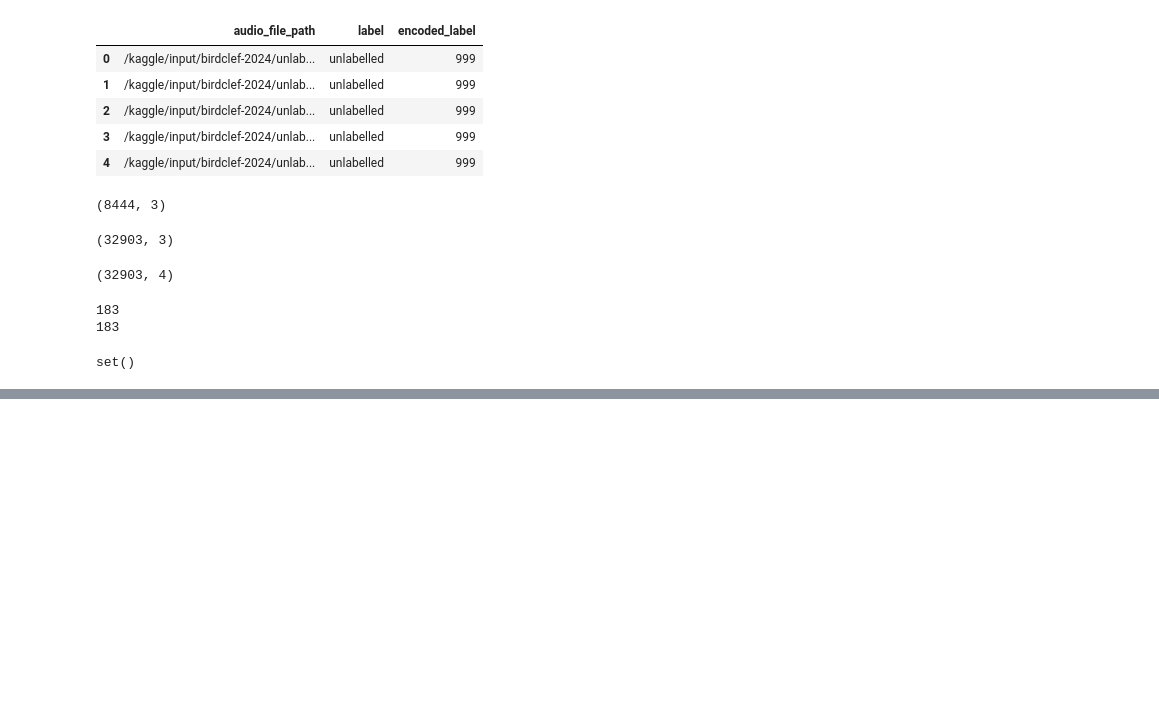
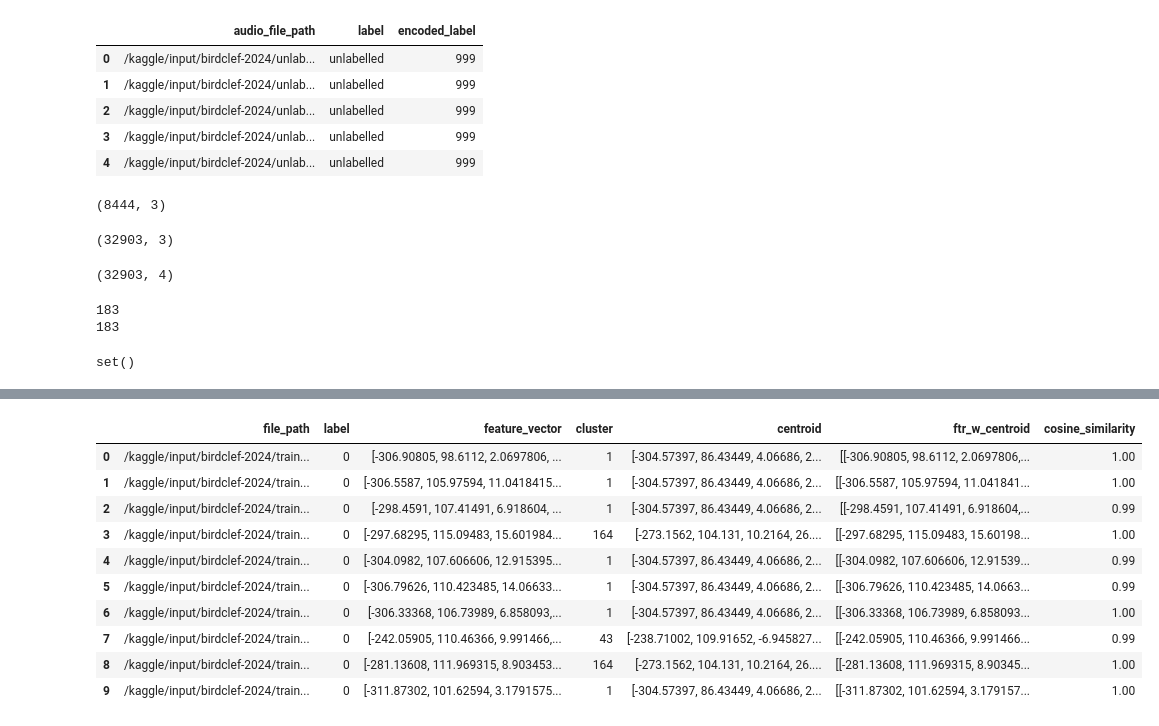
Before and after one commit to sumaniitm/BirdCLEF-2024-kaggle, a Jupyter notebook: mix-and-match.ipynb, the cells around one changed output, grey strips where cells are left out. Drawn from its saved outputs; the diff is of its cells as text; code cells hidden in the pictures; blank space fills up the shorter version.

Commit message:
Kaggle Notebook | mix-and-match | Version 2

```diff
--- a/mix-and-match.ipynb
+++ b/mix-and-match.ipynb
@@ -138,0 +250,25 @@ set()
+# %%
+from sklearn.metrics import silhouette_score
+
+n_clusters = [20, 50, 70, 100, 182, 210, 250, 300, 350, 400]
+metrics_tracking = {}
+metrics_tracking['n_clusters'] = n_clusters
+list_inertia = []
+list_sh_score = []
+# %%
+for cluster in n_clusters:
+    print("starting kmeans with {0} clusters".format(cluster))
+    kmeans = KMeans(n_clusters = cluster, init='k-means++', random_state=42)
+    kmeans.fit(feature_matrix)
+
+    print("inertia = {0}".format(kmeans.inertia_))
+    list_inertia.append(kmeans.inertia_)
+
+    sh_score = silhouette_score(feature_matrix, kmeans.labels_)
+    print("silhouette score = {0}".format(sh_score))
+    list_sh_score.append(sh_score)
+
+metrics_tracking['inertia'] = list_inertia
+metrics_tracking['silhouette_score'] = list_sh_score
+
+test_df = pd.DataFrame(metrics_tracking)
@@ -138,0 +323,3 @@ set()
+# %%
+kmeans = KMeans(n_clusters = 182, init='k-means++', random_state=42)
+kmeans.fit(feature_matrix)
@@ -138,0 +329,16 @@ set()
+# %%
+features_df['cluster'] = kmeans.labels_
+# %%
+features_df.head(10)
+# %% [output]
+|  | file_path | label | feature_vector | cluster | centroid | ftr_w_centroid | cosine_similarity |
+| 0 | /kaggle/input/birdclef-2024/train... | 0 | [-306.90805, 98.6112, 2.0697806, ... | 1 | [-304.57397, 86.43449, 4.06686, 2... | [[-306.90805, 98.6112, 2.0697806,... | 1.00 |
+| 1 | /kaggle/input/birdclef-2024/train... | 0 | [-306.5587, 105.97594, 11.0418415... | 1 | [-304.57397, 86.43449, 4.06686, 2... | [[-306.5587, 105.97594, 11.041841... | 1.00 |
+| 2 | /kaggle/input/birdclef-2024/train... | 0 | [-298.4591, 107.41491, 6.918604, ... | 1 | [-304.57397, 86.43449, 4.06686, 2... | [[-298.4591, 107.41491, 6.918604,... | 0.99 |
+| 3 | /kaggle/input/birdclef-2024/train... | 0 | [-297.68295, 115.09483, 15.601984... | 164 | [-273.1562, 104.131, 10.2164, 26.... | [[-297.68295, 115.09483, 15.60198... | 1.00 |
+| 4 | /kaggle/input/birdclef-2024/train... | 0 | [-304.0982, 107.606606, 12.915395... | 1 | [-304.57397, 86.43449, 4.06686, 2... | [[-304.0982, 107.606606, 12.91539... | 0.99 |
+| 5 | /kaggle/input/birdclef-2024/train... | 0 | [-306.79626, 110.423485, 14.06633... | 1 | [-304.57397, 86.43449, 4.06686, 2... | [[-306.79626, 110.423485, 14.0663... | 0.99 |
+| 6 | /kaggle/input/birdclef-2024/train... | 0 | [-306.33368, 106.73989, 6.858093,... | 1 | [-304.57397, 86.43449, 4.06686, 2... | [[-306.33368, 106.73989, 6.858093... | 1.00 |
+| 7 | /kaggle/input/birdclef-2024/train... | 0 | [-242.05905, 110.46366, 9.991466,... | 43 | [-238.71002, 109.91652, -6.945827... | [[-242.05905, 110.46366, 9.991466... | 0.99 |
+| 8 | /kaggle/input/birdclef-2024/train... | 0 | [-281.13608, 111.969315, 8.903453... | 164 | [-273.1562, 104.131, 10.2164, 26.... | [[-281.13608, 111.969315, 8.90345... | 1.00 |
+| 9 | /kaggle/input/birdclef-2024/train... | 0 | [-311.87302, 101.62594, 3.1791575... | 1 | [-304.57397, 86.43449, 4.06686, 2... | [[-311.87302, 101.62594, 3.179157... | 1.00 |
```
Also changed, not shown: parts of 22 cells of this notebook.
